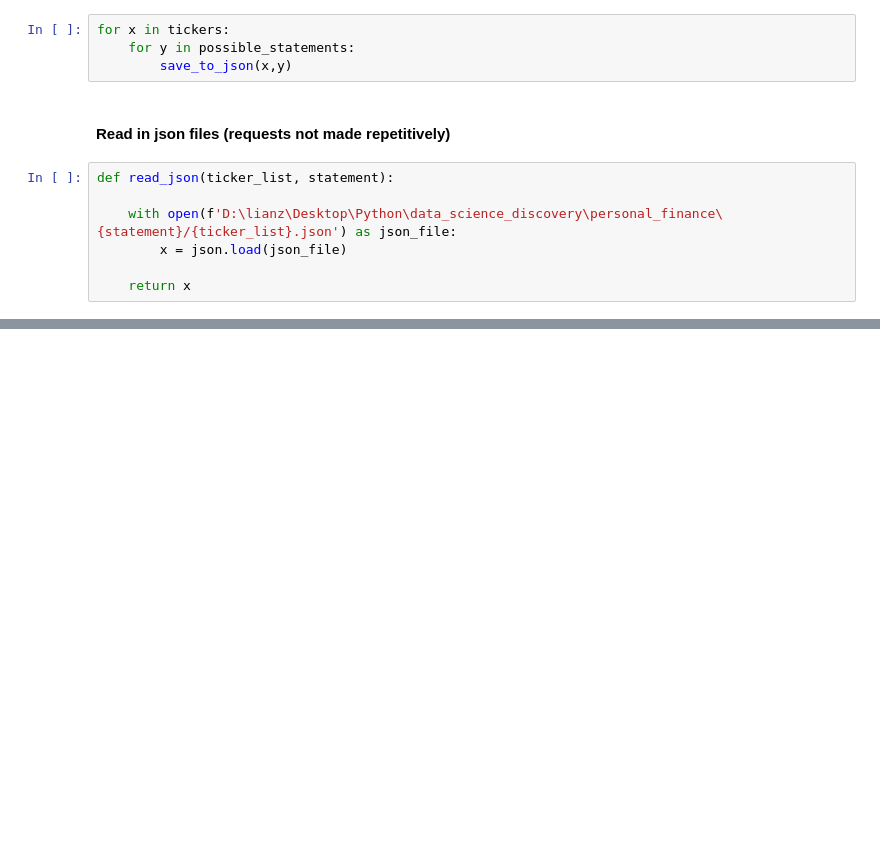
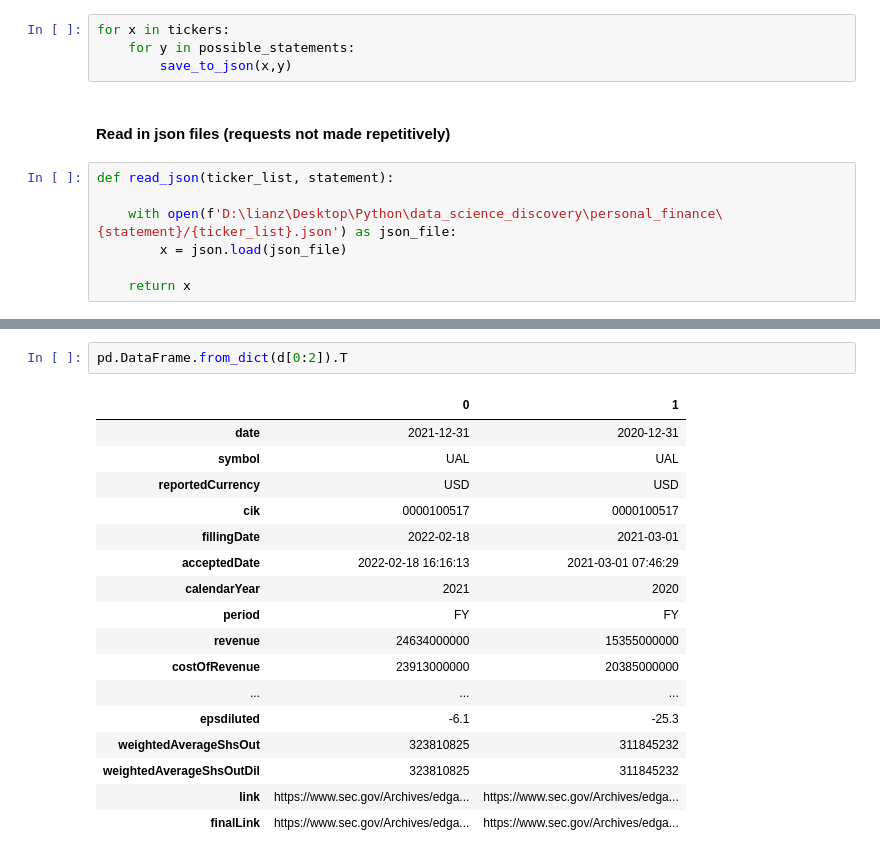
Before and after one commit to dizzydwarfus/Personal_Projects, a Jupyter notebook: personal_finance/investment_dashboard.ipynb, the cells around one changed output, grey strips where cells are left out. Drawn from its saved outputs; the diff is of its cells as text; blank space fills up the shorter version.

```diff
--- a/personal_finance/investment_dashboard.ipynb
+++ b/personal_finance/investment_dashboard.ipynb
@@ -75,0 +105,20 @@ year_range
+# %%
+pd.DataFrame.from_dict(d[0:2]).T
+# %% [output]
+|  | 0 | 1 |
+| date | 2021-12-31 | 2020-12-31 |
+| symbol | UAL | UAL |
+| reportedCurrency | USD | USD |
+| cik | 0000100517 | 0000100517 |
+| fillingDate | 2022-02-18 | 2021-03-01 |
+| acceptedDate | 2022-02-18 16:16:13 | 2021-03-01 07:46:29 |
+| calendarYear | 2021 | 2020 |
+| period | FY | FY |
+| revenue | 24634000000 | 15355000000 |
+| costOfRevenue | 23913000000 | 20385000000 |
+| ... | ... | ... |
+| epsdiluted | -6.1 | -25.3 |
+| weightedAverageShsOut | 323810825 | 311845232 |
+| weightedAverageShsOutDil | 323810825 | 311845232 |
+| link | https://www.sec.gov/Archives/edga... | https://www.sec.gov/Archives/edga... |
+| finalLink | https://www.sec.gov/Archives/edga... | https://www.sec.gov/Archives/edga... |
```
Also changed, not shown: parts of 8 cells of this notebook, 9 other files.
